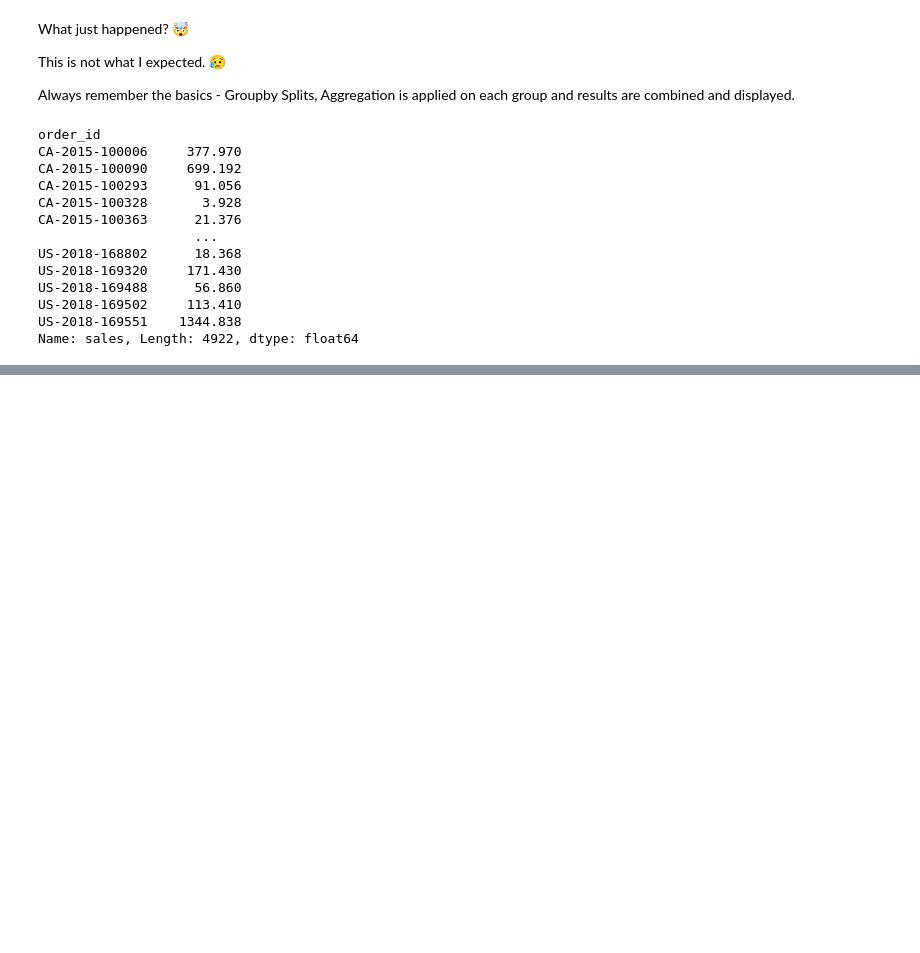
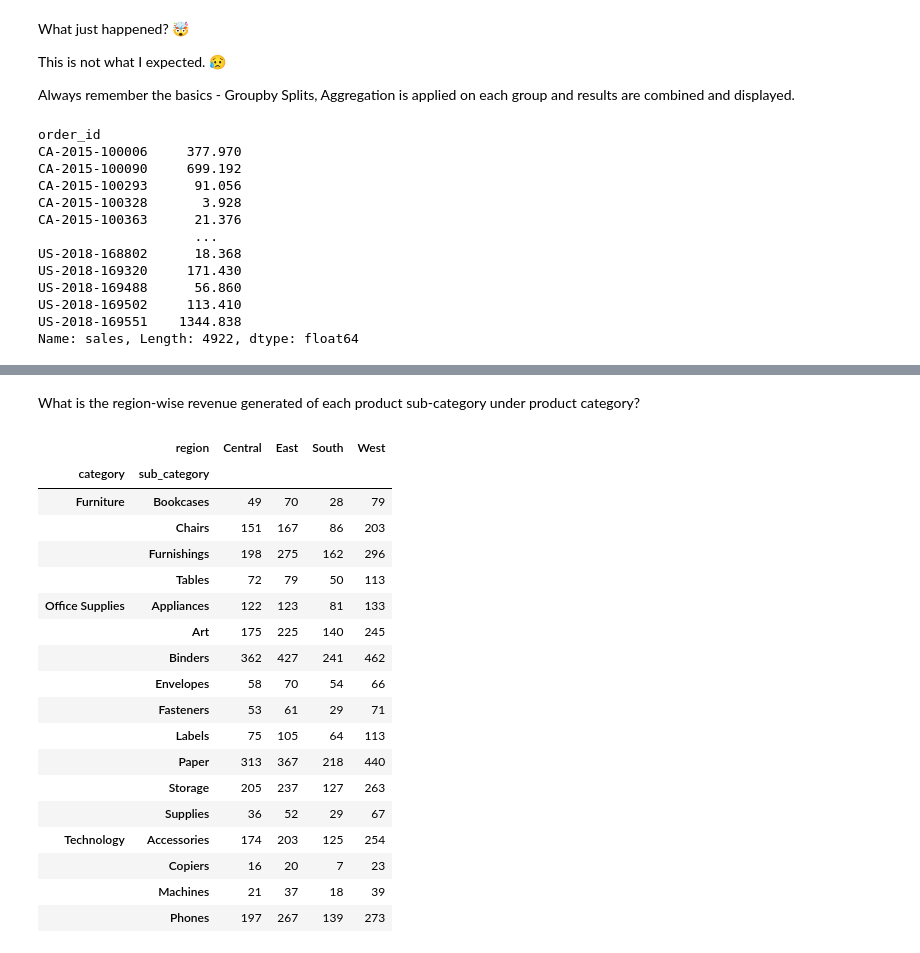
Before and after one commit to Tolash123/Machine_learning_and_Deep_learning, a Jupyter notebook: Module2-python for Data Analysis/4. Pandas_Reporting/pandas.ipynb, the cells around one changed output, grey strips where cells are left out. Drawn from its saved outputs; the diff is of its cells as text; code cells hidden in the pictures; blank space fills up the shorter version.

```diff
--- a/Module2-python for Data Analysis/4. Pandas_Reporting/pandas.ipynb
+++ b/Module2-python for Data Analysis/4. Pandas_Reporting/pandas.ipynb
@@ -874,0 +890,4 @@ order_df.head()
+# %%
+df['order_year'] = df['order_date'].dt.year
+# Method 1 - Using filtering and aggregation
+df.loc[ df['order_year'] == 2017, 'sales' ].sum()
@@ -874,0 +1157,27 @@ order_df.head()
+# %% [markdown]
+What is the region-wise revenue generated of each product sub-category under product category?
+# %%
+df.pivot_table(values="sales",
+               index=["category", 'sub_category'],
+               columns=["region"],
+               aggfunc="count")
+# %% [output]
+|  | region | Central | East | South | West |
+| category | sub_category |  |  |  |  |
+| Furniture | Bookcases | 49 | 70 | 28 | 79 |
+|  | Chairs | 151 | 167 | 86 | 203 |
+|  | Furnishings | 198 | 275 | 162 | 296 |
+|  | Tables | 72 | 79 | 50 | 113 |
+| Office Supplies | Appliances | 122 | 123 | 81 | 133 |
+|  | Art | 175 | 225 | 140 | 245 |
+|  | Binders | 362 | 427 | 241 | 462 |
+|  | Envelopes | 58 | 70 | 54 | 66 |
+|  | Fasteners | 53 | 61 | 29 | 71 |
+|  | Labels | 75 | 105 | 64 | 113 |
+|  | Paper | 313 | 367 | 218 | 440 |
+|  | Storage | 205 | 237 | 127 | 263 |
+|  | Supplies | 36 | 52 | 29 | 67 |
+| Technology | Accessories | 174 | 203 | 125 | 254 |
+|  | Copiers | 16 | 20 | 7 | 23 |
+|  | Machines | 21 | 37 | 18 | 39 |
+|  | Phones | 197 | 267 | 139 | 273 |
```
Also changed, not shown: parts of 37 cells of this notebook.
